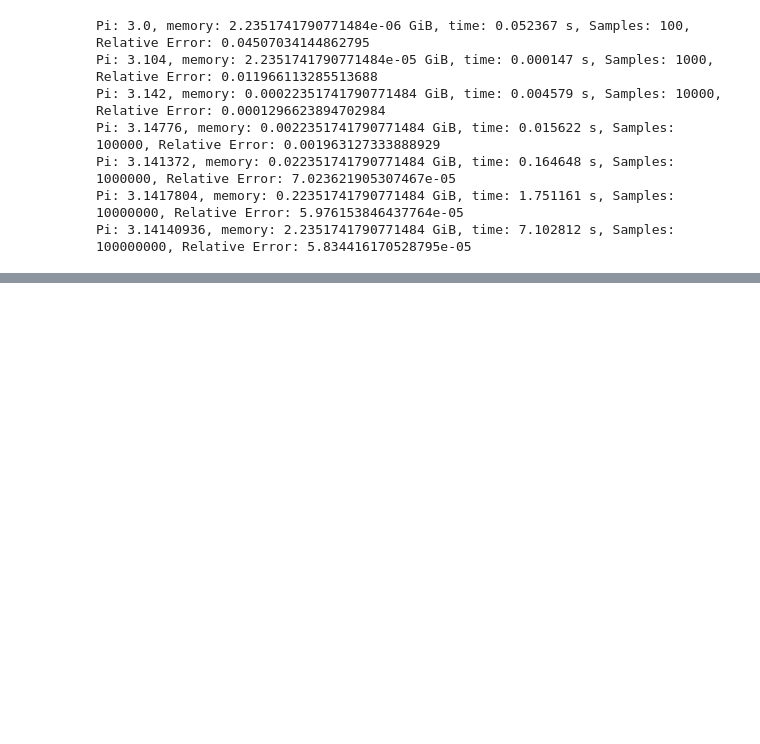
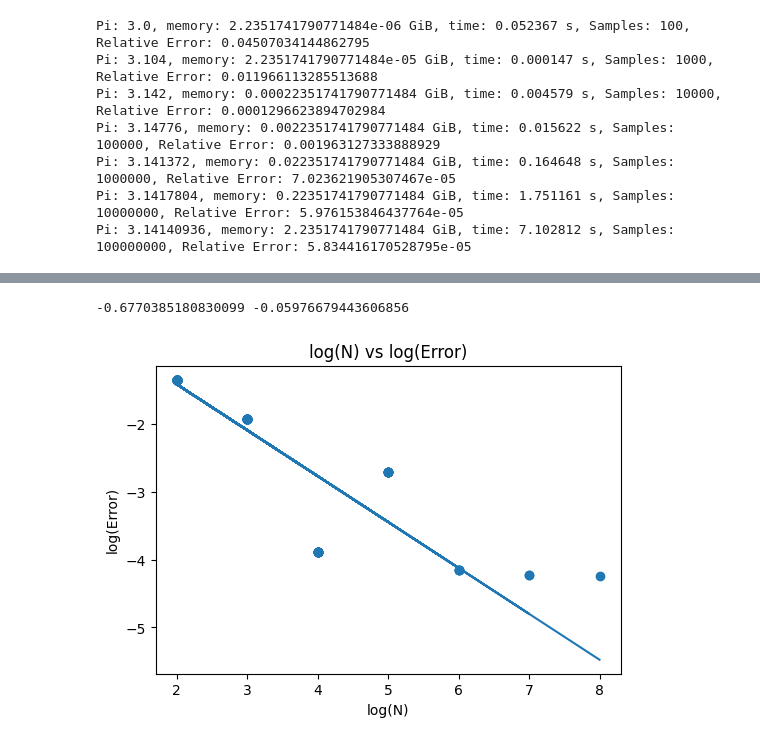
Before and after one commit to byrneap23/numpy-matplotlib, a Jupyter notebook: Numpy_Matplotlib.ipynb, the cells around one changed output, grey strips where cells are left out. Saved outputs shown, nothing was run; the diff lists cells and outputs as text; code cells hidden in the pictures; blank space fills up the shorter version.

```diff
--- a/Numpy_Matplotlib.ipynb
+++ b/Numpy_Matplotlib.ipynb
@@ -247 +189,20 @@ b. How does the amount of memory required scale as N is increased? Do you expect
 c. How does the amount of time to calculate scale as N is increased? Do you expect that it would be linear? How would the slope of the trendline in the log-log plot demonstrate that?
+# %%
+# Plot 1: N vs Error
+logErr = []
+for err in ErrVal:
+    logErr.append(math.log(err, 10))
+
+plt.figure(figsize=(6, 4))
+plt.scatter(logN, logErr)
+plt.title("log(N) vs log(Error)")
+plt.xlabel("log(N)")
+plt.ylabel("log(Error)")
+
+z = np.polyfit(logN, logErr, 1)
+p = np.poly1d(z)
+plt.plot(logN, p(logN))
+print(z[0],z[1])
+# %% [output]
+-0.6770385180830099 -0.05976679443606856
+[figure, added]
```
Also changed, not shown: parts of 7 cells of this notebook.
